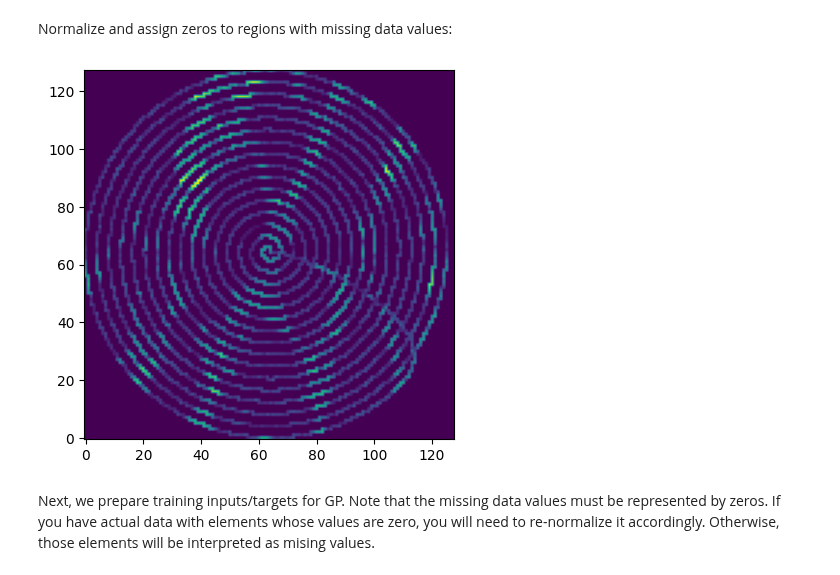
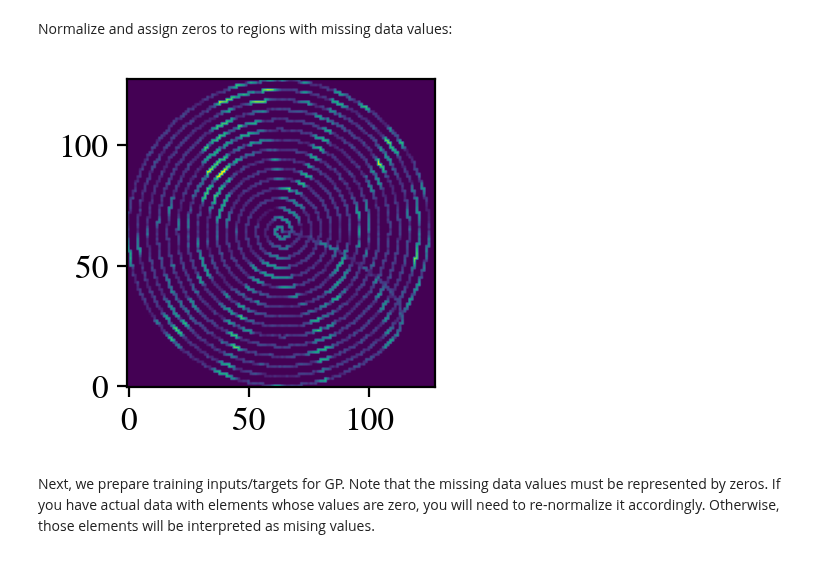
Before and after one commit to ziatdinovmax/gpax, a Jupyter notebook: examples/gpax_viGP.ipynb, the cells around one changed output. Saved outputs shown, nothing was run; the diff lists cells and outputs as text; code cells hidden in the pictures.

```diff
--- a/examples/gpax_viGP.ipynb
+++ b/examples/gpax_viGP.ipynb
@@ -36,9 +70,12 @@ Normalize and assign zeros to regions with missing data values:
 # %%
 sparse_img = (imgdata - np.min(imgdata)) / np.ptp(imgdata)
 sparse_img[sparse_img == sparse_img[1, 1]] = 0 # Take value at [1, 1] as missing data value
-plt.imshow(sparse_img, origin='lower');
-# %% [output]
-[figure, removed]
+# %%
+fig, ax = plt.subplots(1, 1, figsize=(2, 2))
+ax.imshow(sparse_img, origin='lower')
+plt.show()
+# %% [output]
+[figure, added]
 # %% [markdown]
 Next, we prepare training inputs/targets for GP. Note that the missing data values must be represented by zeros. If you have actual data with elements whose values are zero, you will need to re-normalize it accordingly. Otherwise, those elements will be interpreted as mising values.
 # %%
```
Also changed, not shown: parts of 18 cells of this notebook.
